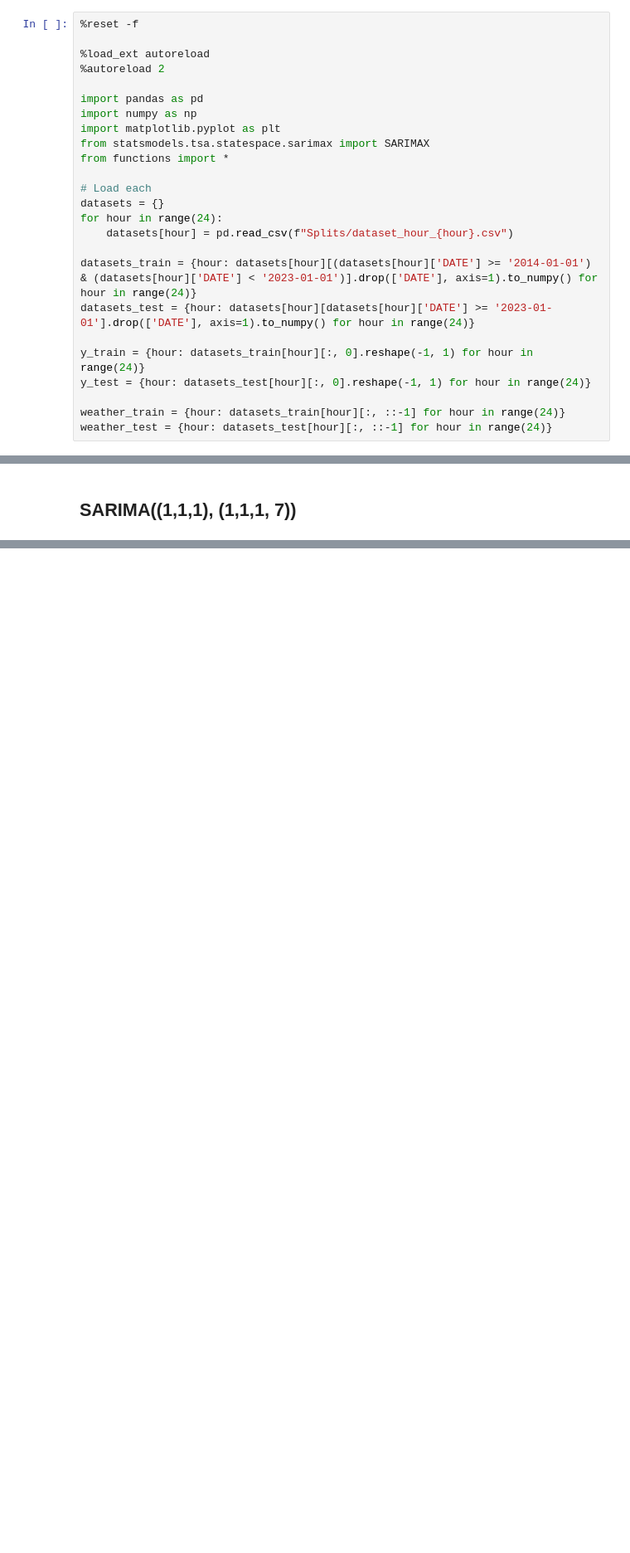
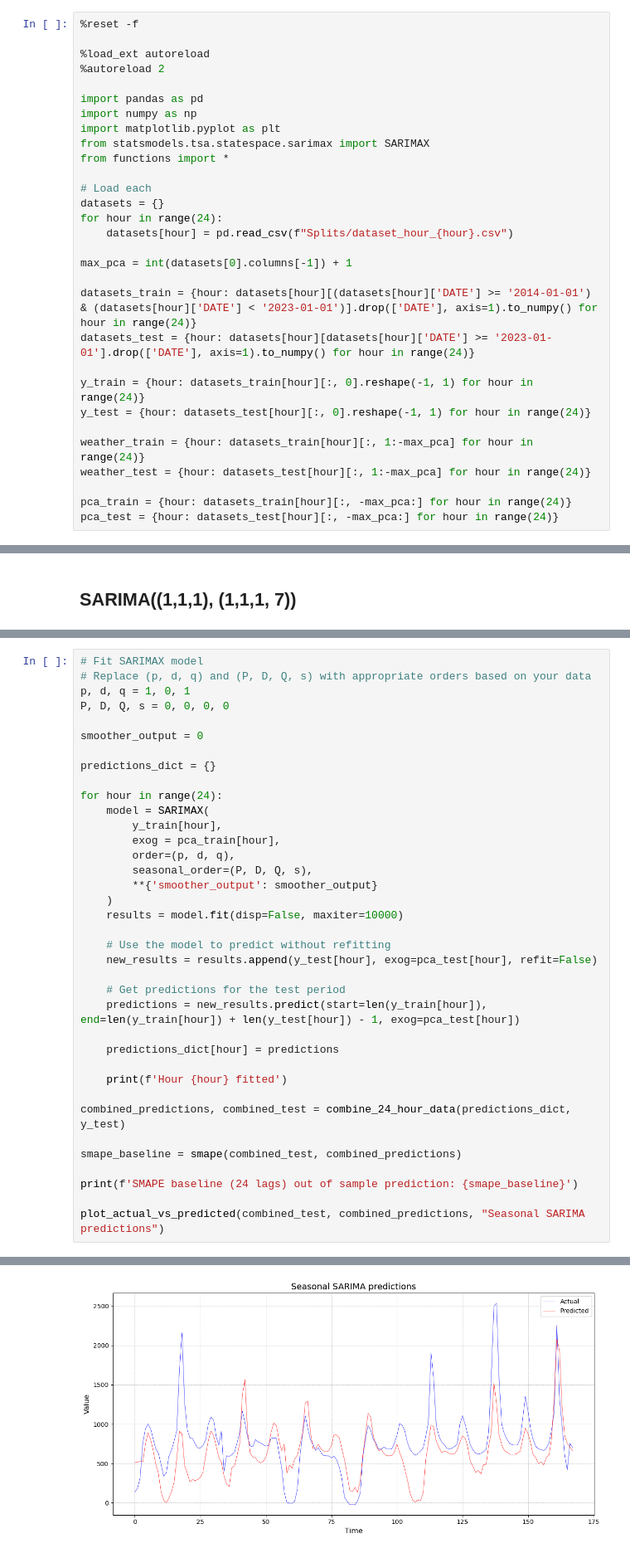
Before and after one commit to peterravn/Seminar-Adv-Finance, a Jupyter notebook: 5. SARIMAX Test.ipynb, the cells around one changed output, grey strips where cells are left out. Shown at 83% size. Cells and saved outputs as stored; diff of their text form; blank space fills up the shorter version.

Commit message:
PLR: Baseline models

```diff
--- a/5. SARIMAX Test.ipynb
+++ b/5. SARIMAX Test.ipynb
@@ -15,14 +15,19 @@ datasets = {}
 for hour in range(24):
     datasets[hour] = pd.read_csv(f"Splits/dataset_hour_{hour}.csv")
 
+max_pca = int(datasets[0].columns[-1]) + 1
+
 datasets_train = {hour: datasets[hour][(datasets[hour]['DATE'] >= '2014-01-01') & (datasets[hour]['DATE'] < '2023-01-01')].drop(['DATE'], axis=1).to_numpy() for hour in range(24)}
 datasets_test = {hour: datasets[hour][datasets[hour]['DATE'] >= '2023-01-01'].drop(['DATE'], axis=1).to_numpy() for hour in range(24)}
 
 y_train = {hour: datasets_train[hour][:, 0].reshape(-1, 1) for hour in range(24)}
 y_test = {hour: datasets_test[hour][:, 0].reshape(-1, 1) for hour in range(24)}
 
-weather_train = {hour: datasets_train[hour][:, ::-1] for hour in range(24)}
-weather_test = {hour: datasets_test[hour][:, ::-1] for hour in range(24)}
+weather_train = {hour: datasets_train[hour][:, 1:-max_pca] for hour in range(24)}
+weather_test = {hour: datasets_test[hour][:, 1:-max_pca] for hour in range(24)}
+
+pca_train = {hour: datasets_train[hour][:, -max_pca:] for hour in range(24)}
+pca_test = {hour: datasets_test[hour][:, -max_pca:] for hour in range(24)}
 # %% [markdown]
 ## AR(1)
 # %%
@@ -123,0 +131,38 @@ SMAPE baseline (24 lags) out of sample prediction: 50.88037490188759
+# %%
+# Fit SARIMAX model
+# Replace (p, d, q) and (P, D, Q, s) with appropriate orders based on your data
+p, d, q = 1, 0, 1
+P, D, Q, s = 0, 0, 0, 0
+
+smoother_output = 0
+
+predictions_dict = {}
+
+for hour in range(24):
+    model = SARIMAX(
+        y_train[hour],
+        exog = pca_train[hour],
+        order=(p, d, q),
+        seasonal_order=(P, D, Q, s),
+        **{'smoother_output': smoother_output}
+    )
+    results = model.fit(disp=False, maxiter=10000)
+
+    # Use the model to predict without refitting
+    new_results = results.append(y_test[hour], exog=pca_test[hour], refit=False)
+
+    # Get predictions for the test period
+    predictions = new_results.predict(start=len(y_train[hour]), end=len(y_train[hour]) + len(y_test[hour]) - 1, exog=pca_test[hour])
+
+    predictions_dict[hour] = predictions
+
+    print(f'Hour {hour} fitted')
+
+combined_predictions, combined_test = combine_24_hour_data(predictions_dict, y_test)
+
+smape_baseline = smape(combined_test, combined_predictions)
+
+print(f'SMAPE baseline (24 lags) out of sample prediction: {smape_baseline}')
+
+plot_actual_vs_predicted(combined_test, combined_predictions, "Seasonal SARIMA predictions")
+# %% [output]
@@ -123,0 +186 @@ SMAPE baseline (24 lags) out of sample prediction: 50.88037490188759
+[figure, added]
```
Also changed, not shown: parts of 4 cells of this notebook, 27 other files.
